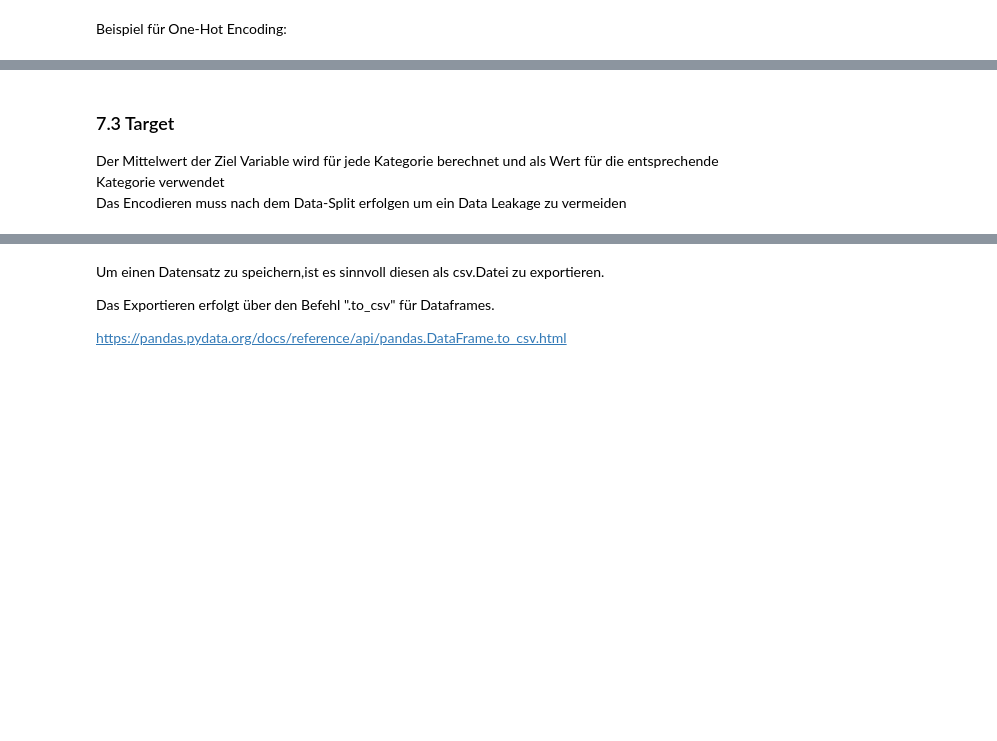
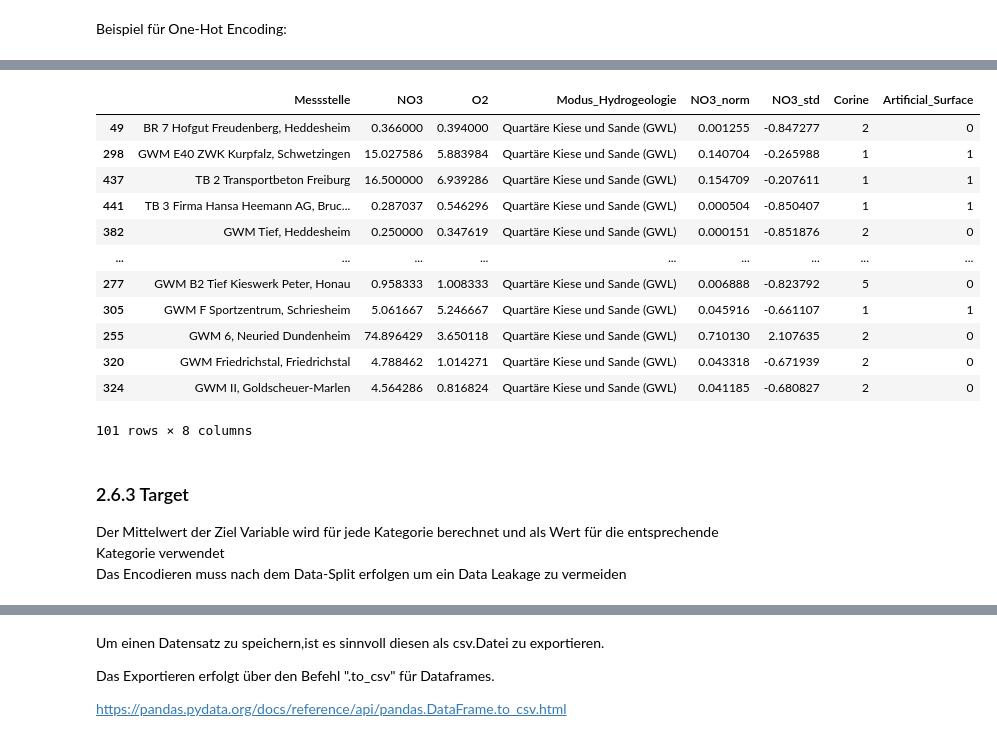
Before and after one commit to KITHydrogeology/Geodatenanalyse-II, a Jupyter notebook: Machine Learning/Termin_01_Grundlagen_Preprocessing/Beispiel_Termin1.ipynb, the cells around one changed output, grey strips where cells are left out. Saved outputs shown, nothing was run; the diff lists cells and outputs as text; code cells hidden in the pictures; blank space fills up the shorter version.

```diff
--- a/Machine Learning/Termin_01_Grundlagen_Preprocessing/Beispiel_Termin1.ipynb
+++ b/Machine Learning/Termin_01_Grundlagen_Preprocessing/Beispiel_Termin1.ipynb
@@ -432,9 +542,0 @@ Dafür wird zuerst eine neue Spalte erstellt, die nur die erste Ziffer enthät u
-# %%
-train['Corine'] = train['RASTERVALU'].apply(lambda x: int(str(x)[0]))
-train['Artificial_Surface'] = train['Corine'].apply(lambda x: 1 if x == 1  else 0)
-
-test['Corine'] = test['RASTERVALU'].apply(lambda x: int(str(x)[0]))
-test['Artificial_Surface'] = test['Corine'].apply(lambda x: 1 if x == 1  else 0)
-# %%
-train.drop(columns='RASTERVALU', inplace=True)
-test.drop(columns='RASTERVALU', inplace=True)
@@ -475,5 +585,21 @@ example_oh
+# %%
+train
+# %% [output]
+|  | Messstelle | NO3 | O2 | Modus_Hydrogeologie | NO3_norm | NO3_std | Corine | Artificial_Surface |
+| 49 | BR 7 Hofgut Freudenberg, Heddesheim | 0.366000 | 0.394000 | Quartäre Kiese und Sande (GWL) | 0.001255 | -0.847277 | 2 | 0 |
+| 298 | GWM E40 ZWK Kurpfalz, Schwetzingen | 15.027586 | 5.883984 | Quartäre Kiese und Sande (GWL) | 0.140704 | -0.265988 | 1 | 1 |
+| 437 | TB 2 Transportbeton Freiburg | 16.500000 | 6.939286 | Quartäre Kiese und Sande (GWL) | 0.154709 | -0.207611 | 1 | 1 |
+| 441 | TB 3 Firma Hansa Heemann AG, Bruc... | 0.287037 | 0.546296 | Quartäre Kiese und Sande (GWL) | 0.000504 | -0.850407 | 1 | 1 |
+| 382 | GWM Tief, Heddesheim | 0.250000 | 0.347619 | Quartäre Kiese und Sande (GWL) | 0.000151 | -0.851876 | 2 | 0 |
+| ... | ... | ... | ... | ... | ... | ... | ... | ... |
+| 277 | GWM B2 Tief Kieswerk Peter, Honau | 0.958333 | 1.008333 | Quartäre Kiese und Sande (GWL) | 0.006888 | -0.823792 | 5 | 0 |
+| 305 | GWM F Sportzentrum, Schriesheim | 5.061667 | 5.246667 | Quartäre Kiese und Sande (GWL) | 0.045916 | -0.661107 | 1 | 1 |
+| 255 | GWM 6, Neuried Dundenheim | 74.896429 | 3.650118 | Quartäre Kiese und Sande (GWL) | 0.710130 | 2.107635 | 2 | 0 |
+| 320 | GWM Friedrichstal, Friedrichstal | 4.788462 | 1.014271 | Quartäre Kiese und Sande (GWL) | 0.043318 | -0.671939 | 2 | 0 |
+| 324 | GWM II, Goldscheuer-Marlen | 4.564286 | 0.816824 | Quartäre Kiese und Sande (GWL) | 0.041185 | -0.680827 | 2 | 0 |
+101 rows × 8 columns
 # %% [markdown]
-### 7.3 Target
+### 2.6.3 Target
 Der Mittelwert der Ziel Variable wird für jede Kategorie berechnet und als Wert für die entsprechende Kategorie verwendet
 Das Encodieren muss nach dem Data-Split erfolgen um ein Data Leakage zu vermeiden
 # %%
```
Also changed, not shown: parts of 88 cells of this notebook.
